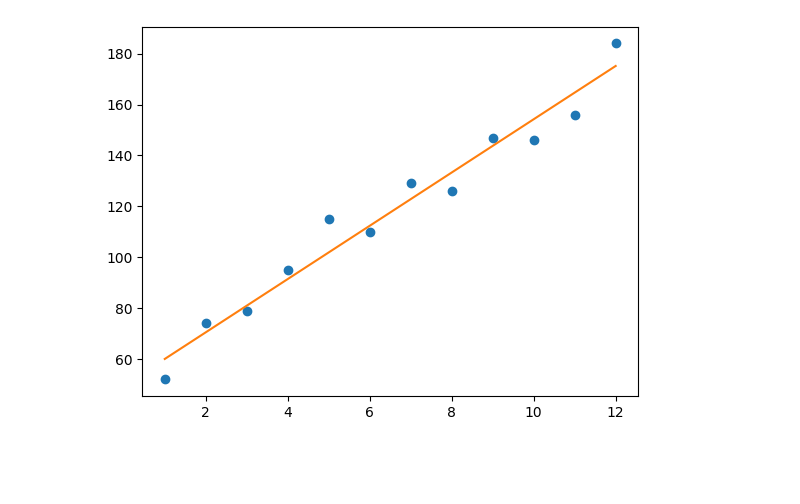
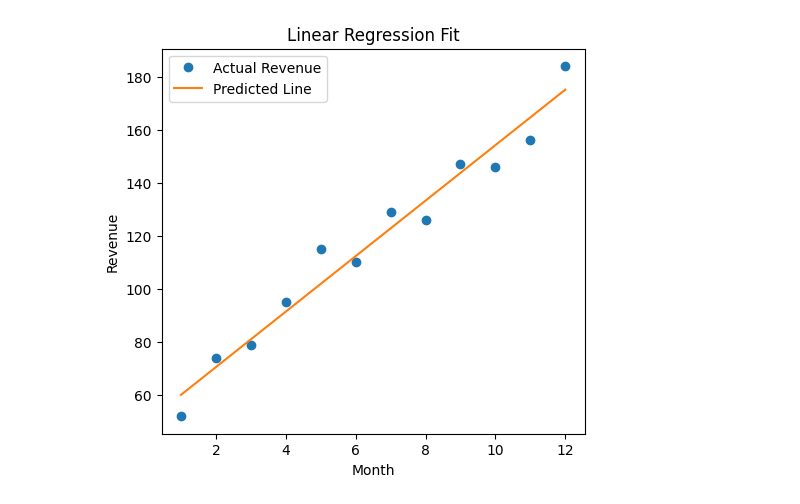
Before and after one commit to obirikan/L.R-with-Gradient-Descent, a Jupyter notebook: gradient_decent.ipynb, the cells around one changed output. Cells and saved outputs as stored; diff of their text form; code cells hidden in the pictures; blank space fills up the shorter version.

```diff
--- a/gradient_decent.ipynb
+++ b/gradient_decent.ipynb
@@ -1,57 +1,77 @@
 # %%
 import matplotlib.pyplot as plt
 
+residuals = []
+intercepts = []
+
 def get_gradient_at_b(x, y, b, m):
-  N = len(x)
-  diff = 0
-  for i in range(N):
-    x_val = x[i]
-    y_val = y[i]
-    diff += (y_val - ((m * x_val) + b))
-  b_gradient = -(2/N) * diff
-  return b_gradient
+    N = len(x)
+    diff = 0
+    for i in range(N):
+        x_val = x[i]
+        y_val = y[i]
+        diff += (y_val - ((m * x_val) + b))
+    b_gradient = -(2/N) * diff
+    return b_gradient
 
 def get_gradient_at_m(x, y, b, m):
-  N = len(x)
-  diff = 0
-  for i in range(N):
-      x_val = x[i]
-      y_val = y[i]
-      diff += x_val * (y_val - ((m * x_val) + b))
-  m_gradient = -(2/N) * diff
-  return m_gradient
+    N = len(x)
+    diff = 0
+    for i in range(N):
+        x_val = x[i]
+        y_val = y[i]
+        error = y_val - ((m * x_val) + b)
+        diff += x_val * error
+    m_gradient = -(2/N) * diff
+    return m_gradient
 
-#step_gradient
-def step_gradient(b_current, m_current, x, y,learning_rate):
+def step_gradient(b_current, m_current, x, y, learning_rate):
     b_gradient = get_gradient_at_b(x, y, b_current, m_current)
     m_gradient = get_gradient_at_m(x, y, b_current, m_current)
     b = b_current - (learning_rate * b_gradient)
     m = m_current - (learning_rate * m_gradient)
     return [b, m]
 
-def gradient_descent(x,y,learning_rate, num_iterations):
-  b=0
-  m=0
-  for _ in range(num_iterations):
+def compute_total_residual(x, y, b, m):
+    total = 0
+    for i in range(len(x)):
+        prediction = m * x[i] + b
+        error = y[i] - prediction
+        total += error ** 2
+    return total
 
-    b,m=step_gradient(b, m, x, y,learning_rate)
-    b=b
-    m=m
+def gradient_descent(x, y, learning_rate, num_iterations):
+    b = 0
+    m = 0
+    for _ in range(num_iterations):
+        b, m = step_gradient(b, m, x, y, learning_rate)
 
-  return [b,m]
+        # Track residual and b
+        res = compute_total_residual(x, y, b, m)
+        residuals.append(res)
+        intercepts.append(b)
 
+    return [b, m]
 
+# Data
 months = [1, 2, 3, 4, 5, 6, 7, 8, 9, 10, 11, 12]
 revenue = [52, 74, 79, 95, 115, 110, 129, 126, 147, 146, 156, 184]
 
+# Run Gradient Descent
 b, m = gradient_descent(months, revenue, 0.01, 1000)
 
+#final regression line
+y = [m * x + b for x in months]
+plt.figure(figsize=(12, 5))
 
-y = [m*x + b for x in months]
-
-plt.plot(months, revenue, "o")
-plt.plot(months, y)
-
+# data and regression line
+plt.subplot(1, 2, 1)
+plt.plot(months, revenue, "o", label="Actual Revenue")
+plt.plot(months, y, label="Predicted Line")
+plt.title("Linear Regression Fit")
+plt.xlabel("Month")
+plt.ylabel("Revenue")
+plt.legend()
 plt.show()
 # %% [output]
-[figure, old version]
+[figure, new version]
```
Also changed, not shown: parts of 1 cell of this notebook.
